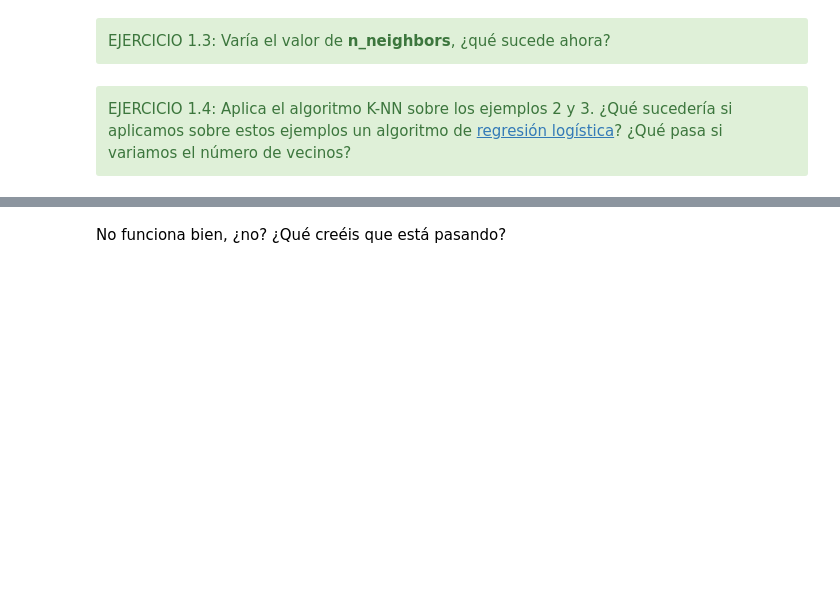
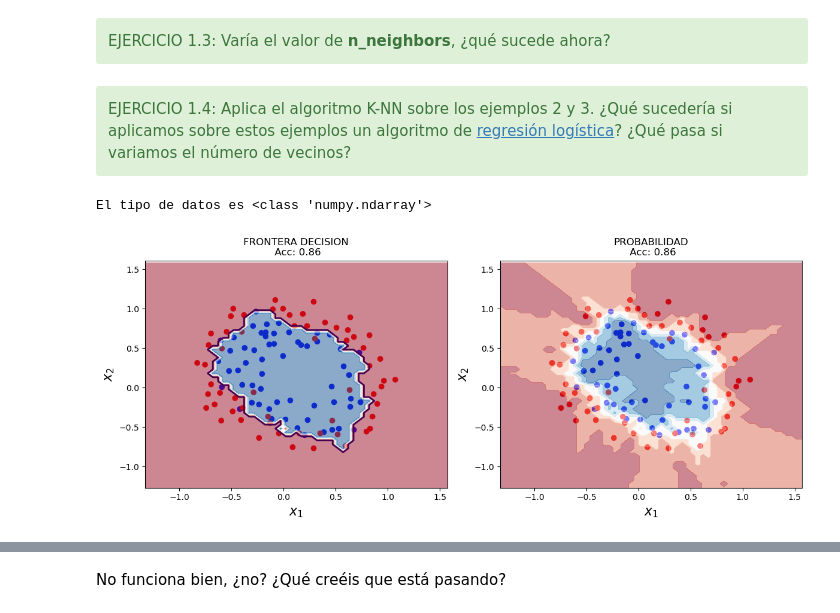
Before and after one commit to asimarra/Machine-Learning-101, a Jupyter notebook: 1. Fundamentos de Machine Learning.ipynb, the cells around one changed output, grey strips where cells are left out. Drawn from its saved outputs; the diff is of its cells as text; code cells hidden in the pictures; blank space fills up the shorter version.

```diff
--- a/1. Fundamentos de Machine Learning.ipynb
+++ b/1. Fundamentos de Machine Learning.ipynb
@@ -225,15 +261,20 @@ EJERCICIO 1.4: Aplica el algoritmo K-NN sobre los ejemplos 2 y 3. ¿Qué suceder
 # %%
 # Ejemplo 2
 from sklearn.neighbors import KNeighborsClassifier
 
 # ... código para preparar los datos
-X2 = ...
-y2 = ...
+data2 = ejemplo2.values
+print(f'El tipo de datos es {type(data2)}')
+X2 = data2[:, 0:2]
+y2= data2[:, -1]
 
 # ... código para crear el modelo y entrenar
-knnModel2 = ...
+knnModel2 = KNeighborsClassifier(n_neighbors=5).fit (X2, y2)
 
 plot_decision_boundary(X2, y2, knnModel2)
+# %% [output]
+El tipo de datos es <class 'numpy.ndarray'>
+[figure, added]
 # %%
 from sklearn.linear_model import LogisticRegression
 
```
Also changed, not shown: parts of 20 cells of this notebook, 9 other files.
